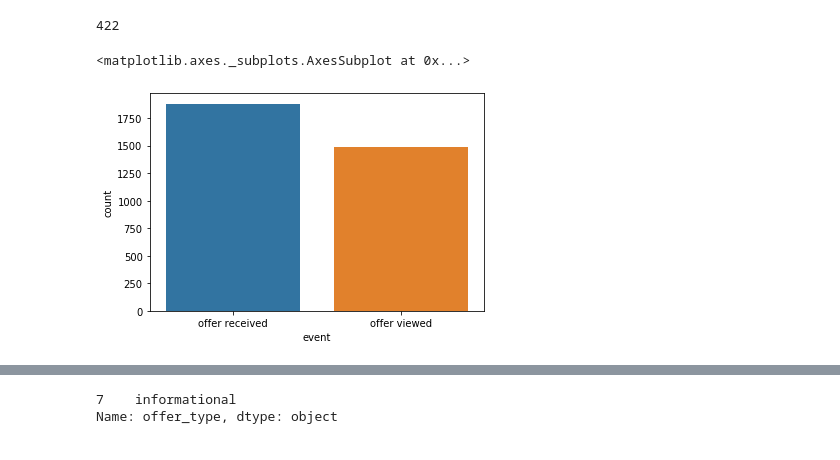
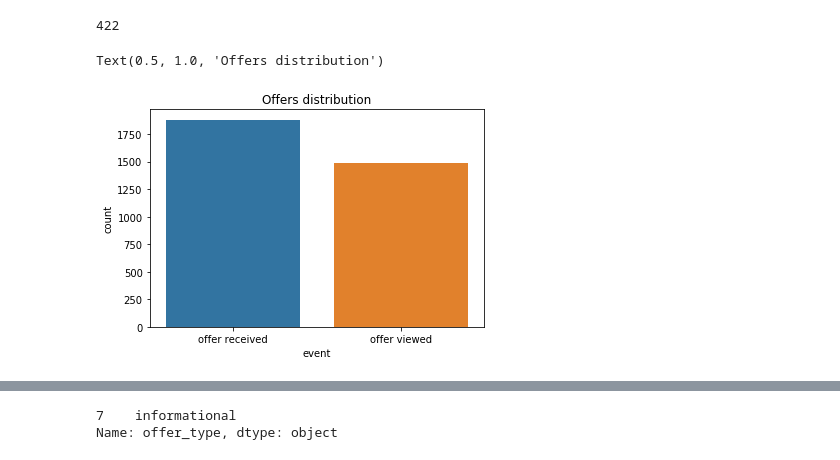
Before and after one commit to saidamir/Offer_customer_segment, a Jupyter notebook: Starbucks_Capstone_notebook_042920.ipynb, the cells around one changed output, grey strips where cells are left out. Drawn from its saved outputs; the diff is of its cells as text; code cells hidden in the pictures.

```diff
--- a/Starbucks_Capstone_notebook_042920.ipynb
+++ b/Starbucks_Capstone_notebook_042920.ipynb
@@ -393,9 +408,10 @@ cust_no_transactions=transcript['person'][~transcript['person'].isin(transcript[
                                                                      ['person'])].unique()
 # %%
 sns.countplot(transcript['event'][transcript['person'].isin(cust_no_transactions)])
+plt.title('Offers distribution')
 # %% [output]
-<matplotlib.axes._subplots.AxesSubplot at 0x...>
+Text(0.5, 1.0, 'Offers distribution')
-[figure, old version]
+[figure, new version]
 # %%
 transcript['value'].value_counts()
 # %% [output]
```
Also changed, not shown: parts of 7 cells of this notebook.
